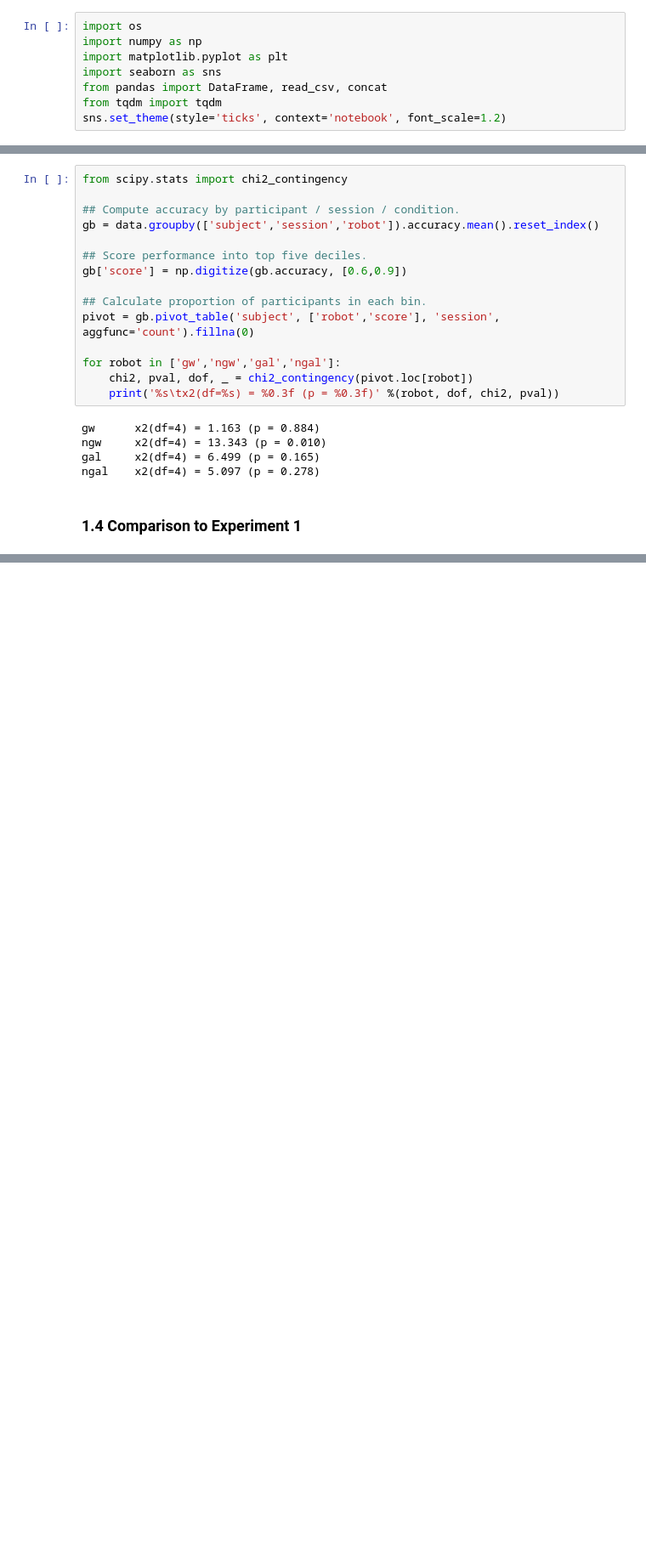
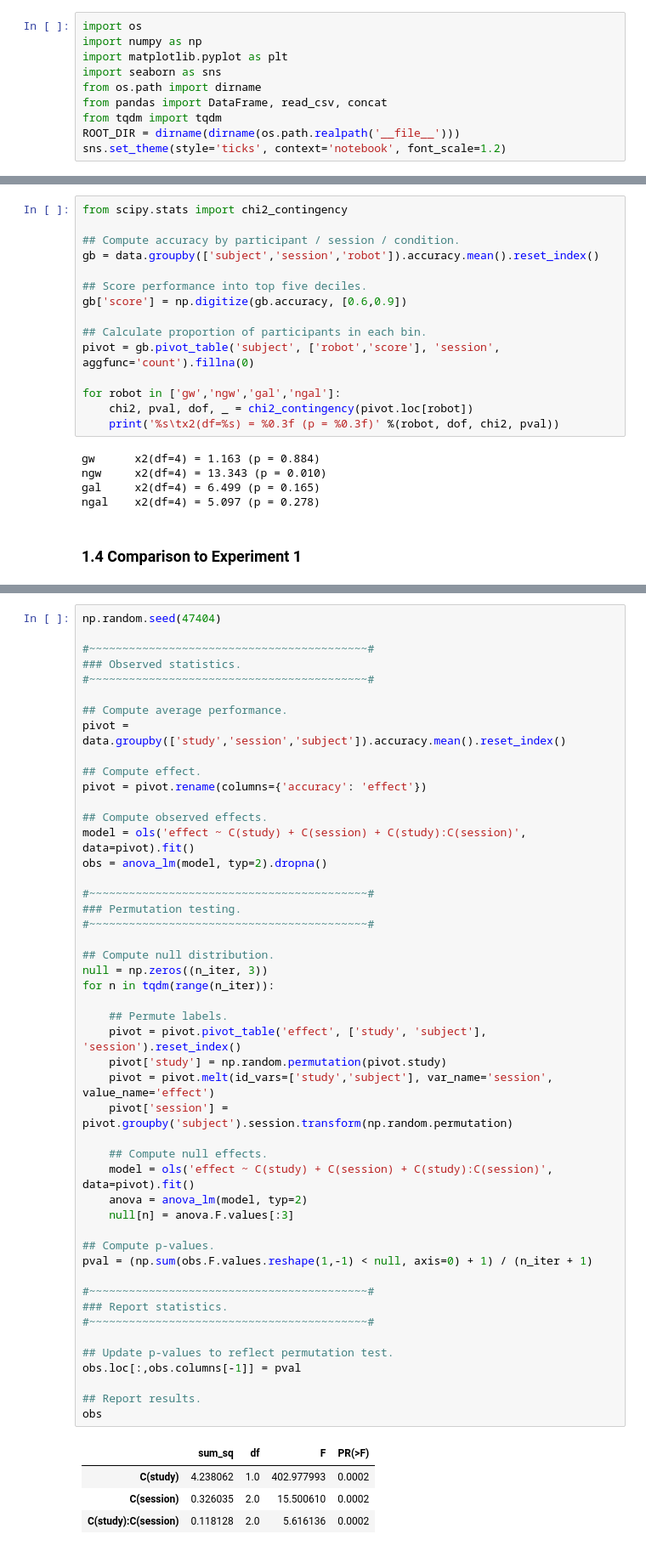
Before and after one commit to nivlab/RobotFactory, a Jupyter notebook: study02/02_Descriptive.ipynb, the cells around one changed output, grey strips where cells are left out. Shown at 85% size. Cells and saved outputs as stored; diff of their text form; blank space fills up the shorter version.

```diff
--- a/study02/02_Descriptive.ipynb
+++ b/study02/02_Descriptive.ipynb
@@ -3,8 +3,10 @@ import os
 import numpy as np
 import matplotlib.pyplot as plt
 import seaborn as sns
+from os.path import dirname
 from pandas import DataFrame, read_csv, concat
 from tqdm import tqdm
+ROOT_DIR = dirname(dirname(os.path.realpath('__file__')))
 sns.set_theme(style='ticks', context='notebook', font_scale=1.2)
 # %% [markdown]
 ## Section 1: Behavior
@@ -1404,0 +889,53 @@ mean = 0.026 (p = 0.094)
+# %%
+np.random.seed(47404)
+
+#~~~~~~~~~~~~~~~~~~~~~~~~~~~~~~~~~~~~~~~~~~#
+### Observed statistics.
+#~~~~~~~~~~~~~~~~~~~~~~~~~~~~~~~~~~~~~~~~~~#
+
+## Compute average performance.
+pivot = data.groupby(['study','session','subject']).accuracy.mean().reset_index()
+
+## Compute effect.
+pivot = pivot.rename(columns={'accuracy': 'effect'})
+
+## Compute observed effects.
+model = ols('effect ~ C(study) + C(session) + C(study):C(session)', data=pivot).fit()
+obs = anova_lm(model, typ=2).dropna()
+
+#~~~~~~~~~~~~~~~~~~~~~~~~~~~~~~~~~~~~~~~~~~#
+### Permutation testing.
+#~~~~~~~~~~~~~~~~~~~~~~~~~~~~~~~~~~~~~~~~~~#
+
+## Compute null distribution.
+null = np.zeros((n_iter, 3))
+for n in tqdm(range(n_iter)):
+
+    ## Permute labels.
+    pivot = pivot.pivot_table('effect', ['study', 'subject'], 'session').reset_index()
+    pivot['study'] = np.random.permutation(pivot.study)
+    pivot = pivot.melt(id_vars=['study','subject'], var_name='session', value_name='effect')
+    pivot['session'] = pivot.groupby('subject').session.transform(np.random.permutation)
+
+    ## Compute null effects.
+    model = ols('effect ~ C(study) + C(session) + C(study):C(session)', data=pivot).fit()
+    anova = anova_lm(model, typ=2)
+    null[n] = anova.F.values[:3]
+
+## Compute p-values.
+pval = (np.sum(obs.F.values.reshape(1,-1) < null, axis=0) + 1) / (n_iter + 1)
+
+#~~~~~~~~~~~~~~~~~~~~~~~~~~~~~~~~~~~~~~~~~~#
+### Report statistics.
+#~~~~~~~~~~~~~~~~~~~~~~~~~~~~~~~~~~~~~~~~~~#
+
+## Update p-values to reflect permutation test.
+obs.loc[:,obs.columns[-1]] = pval
+
+## Report results.
+obs
+# %% [output]
+|  | sum_sq | df | F | PR(>F) |
+| C(study) | 4.238062 | 1.0 | 402.977993 | 0.0002 |
+| C(session) | 0.326035 | 2.0 | 15.500610 | 0.0002 |
+| C(study):C(session) | 0.118128 | 2.0 | 5.616136 | 0.0002 |
```
Also changed, not shown: parts of 35 cells of this notebook.
